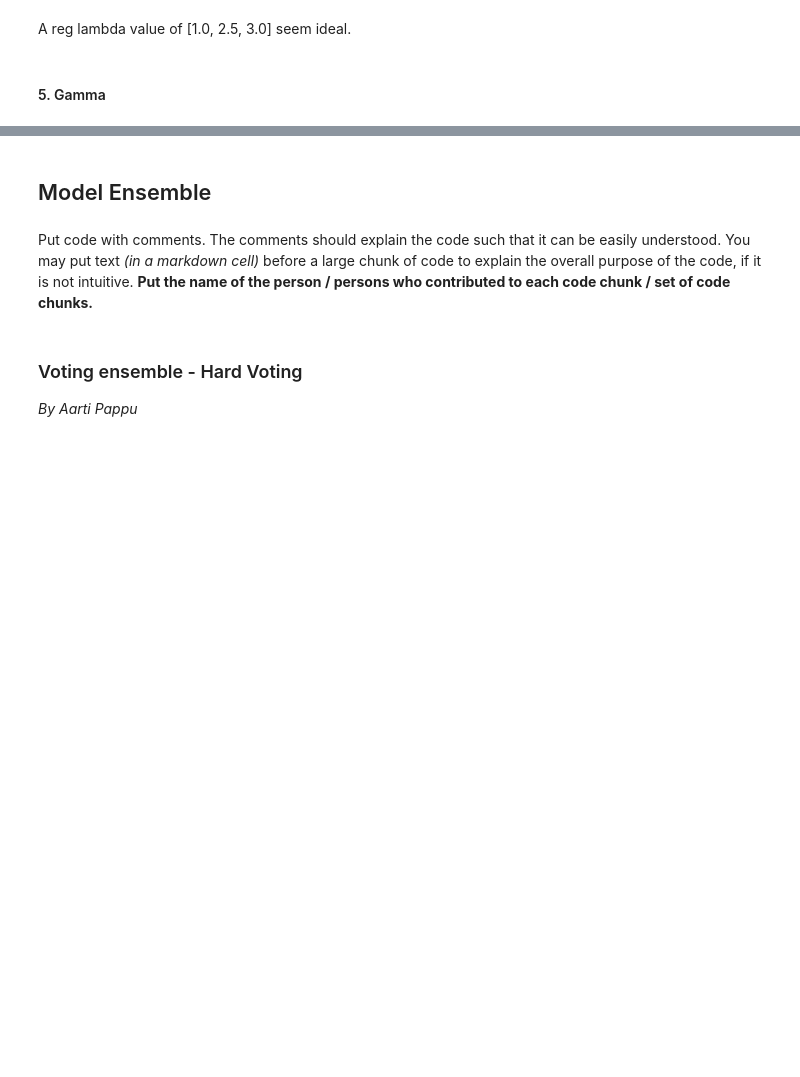
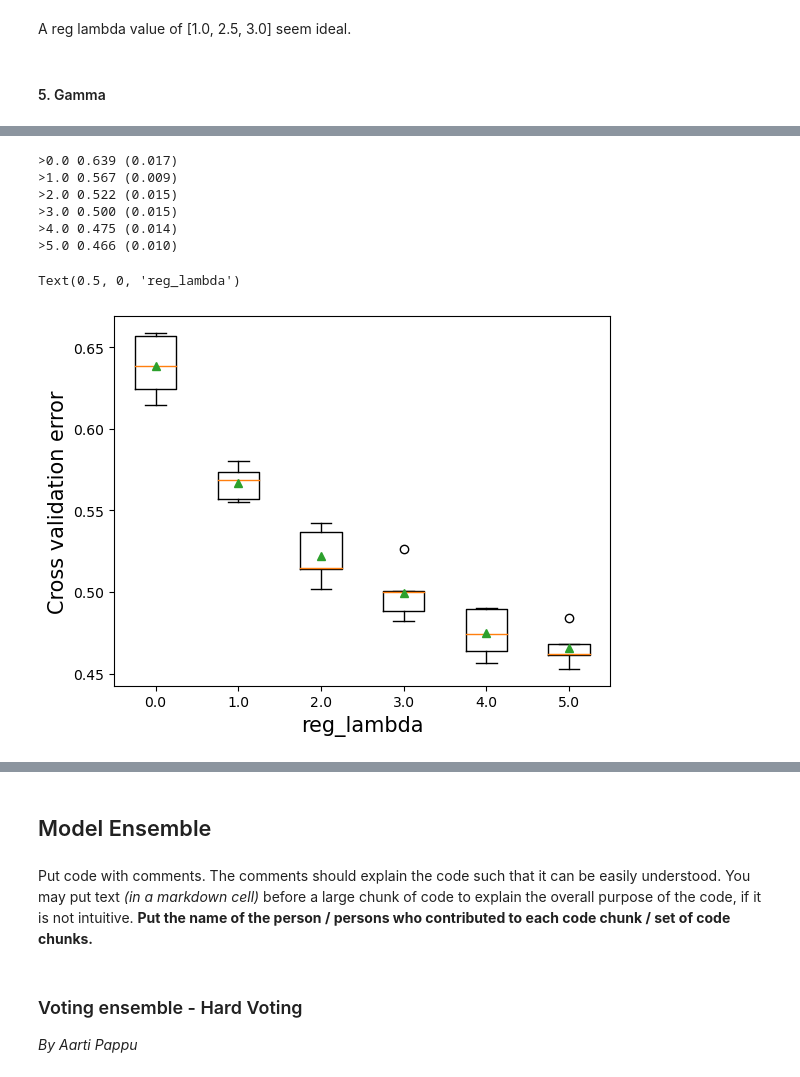
Before and after one commit to diegoschum/Zzz-303-3, a Jupyter notebook: Zzz_code.ipynb, the cells around one changed output, grey strips where cells are left out. Saved outputs shown, nothing was run; the diff lists cells and outputs as text; code cells hidden in the pictures; blank space fills up the shorter version.

```diff
--- a/Zzz_code.ipynb
+++ b/Zzz_code.ipynb
@@ -596,13 +587,13 @@ print(classification_report(y_test, y_pred))
 best_parameters = {'class_weight': None, 'criterion': 'entropy', 'max_depth': None, 'min_samples_leaf': 1, 'min_samples_split': 2, 'n_estimators': 100}
 
 #fit model
-rf_best = RandomForestClassifier(**best_parameters, random_state=42)
+rf_model = RandomForestClassifier(**best_parameters, random_state=42)
 
 #fit model
-rf_best.fit(X_train, y_train.values.ravel())
+rf_model.fit(X_train, y_train.values.ravel())
 
 #predict model
-y_pred = rf_best.predict(X_test)
+y_pred = rf_model.predict(X_test)
 
 # Print the classification report
 print(classification_report(y_test, y_pred))
@@ -1133,2 +1205,47 @@ plt.xlabel('reg_lambda',fontsize=15)
 # %%
 # Finer grid search
+def get_models():
+    models = dict()
+    for i in [0, 1, 2, 3, 4, 5]:
+        key = '%.1f' % i
+        models[key] = xgb.XGBClassifier(objective='multi:softmax',
+                          num_class=7,
+                          eval_metric=f1_score,
+                          gamma=i,
+                          random_state=1)
+    return models
+
+# evaluate a given model using cross-validation
+def evaluate_model(model, X, y, sample_weights):
+    # define the evaluation procedure
+    cv = KFold(n_splits=5, shuffle=True, random_state=1)
+    fit_params = {"sample_weight": sample_weights}
+    # evaluate the model and collect the results
+    scores = (cross_val_score(model, X, y, fit_params = fit_params, scoring= 'f1_weighted', cv=cv, n_jobs=-1))
+    return scores
+
+# get the models to evaluate
+models = get_models()
+# evaluate the models and store results
+results, names = list(), list()
+for name, model in models.items():
+    # evaluate the model
+    scores = evaluate_model(model, X_train, y_train, weight)
+    # store the results
+    results.append(scores)
+    names.append(name)
+    # summarize the performance along the way
+    print('>%s %.3f (%.3f)' % (name, np.mean(scores), np.std(scores)))
+# plot model performance for comparison
+plt.boxplot(results, labels=names, showmeans=True)
+plt.ylabel('Cross validation error',fontsize=15)
+plt.xlabel('reg_lambda',fontsize=15)
+# %% [output]
+>0.0 0.639 (0.017)
+>1.0 0.567 (0.009)
+>2.0 0.522 (0.015)
+>3.0 0.500 (0.015)
+>4.0 0.475 (0.014)
+>5.0 0.466 (0.010)
+Text(0.5, 0, 'reg_lambda')
+[figure, added]
```
Also changed, not shown: parts of 23 cells of this notebook.
